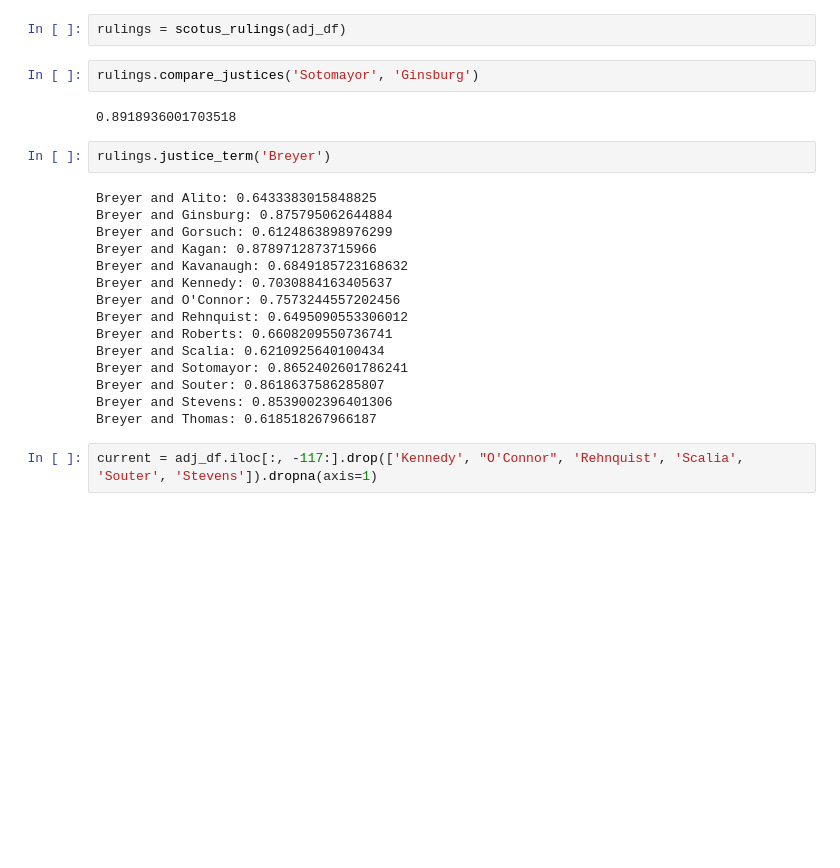
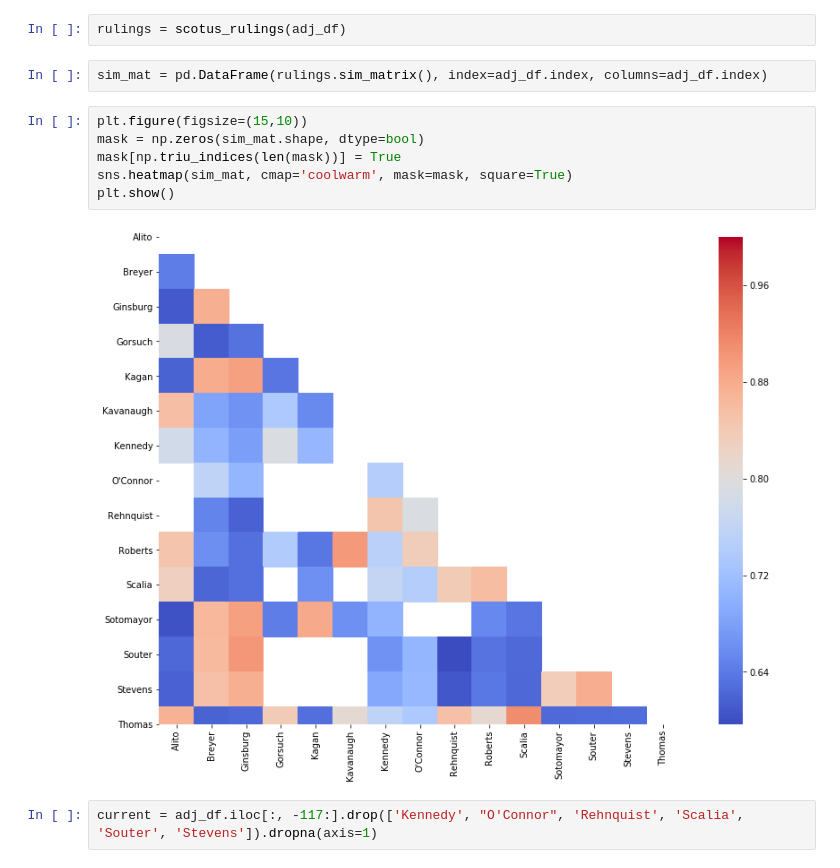
Before and after one commit to wplam107/scotus_rulings, a Jupyter notebook: dc_fe_notebook.ipynb, the cells around one changed output. Cells and saved outputs as stored; diff of their text form; blank space fills up the shorter version.

Commit message:
added plots

```diff
--- a/dc_fe_notebook.ipynb
+++ b/dc_fe_notebook.ipynb
@@ -107,26 +112,15 @@ class scotus_rulings(object):
 # %%
 rulings = scotus_rulings(adj_df)
-# %%
-rulings.compare_justices('Sotomayor', 'Ginsburg')
-# %% [output]
-0.8918936001703518
-# %%
-rulings.justice_term('Breyer')
-# %% [output]
-Breyer and Alito: 0.6433383015848825
-Breyer and Ginsburg: 0.875795062644884
-Breyer and Gorsuch: 0.6124863898976299
-Breyer and Kagan: 0.8789712873715966
-Breyer and Kavanaugh: 0.6849185723168632
-Breyer and Kennedy: 0.7030884163405637
-Breyer and O'Connor: 0.7573244557202456
-Breyer and Rehnquist: 0.6495090553306012
-Breyer and Roberts: 0.6608209550736741
-Breyer and Scalia: 0.6210925640100434
-Breyer and Sotomayor: 0.8652402601786241
-Breyer and Souter: 0.8618637586285807
-Breyer and Stevens: 0.8539002396401306
-Breyer and Thomas: 0.618518267966187
+# %%
+sim_mat = pd.DataFrame(rulings.sim_matrix(), index=adj_df.index, columns=adj_df.index)
+# %%
+plt.figure(figsize=(15,10))
+mask = np.zeros(sim_mat.shape, dtype=bool)
+mask[np.triu_indices(len(mask))] = True
+sns.heatmap(sim_mat, cmap='coolwarm', mask=mask, square=True)
+plt.show()
+# %% [output]
+[figure, added]
 # %%
 current = adj_df.iloc[:, -117:].drop(['Kennedy', "O'Connor", 'Rehnquist', 'Scalia', 'Souter', 'Stevens']).dropna(axis=1)
 # %%
```
Also changed, not shown: parts of 6 cells of this notebook, 3 other files.
